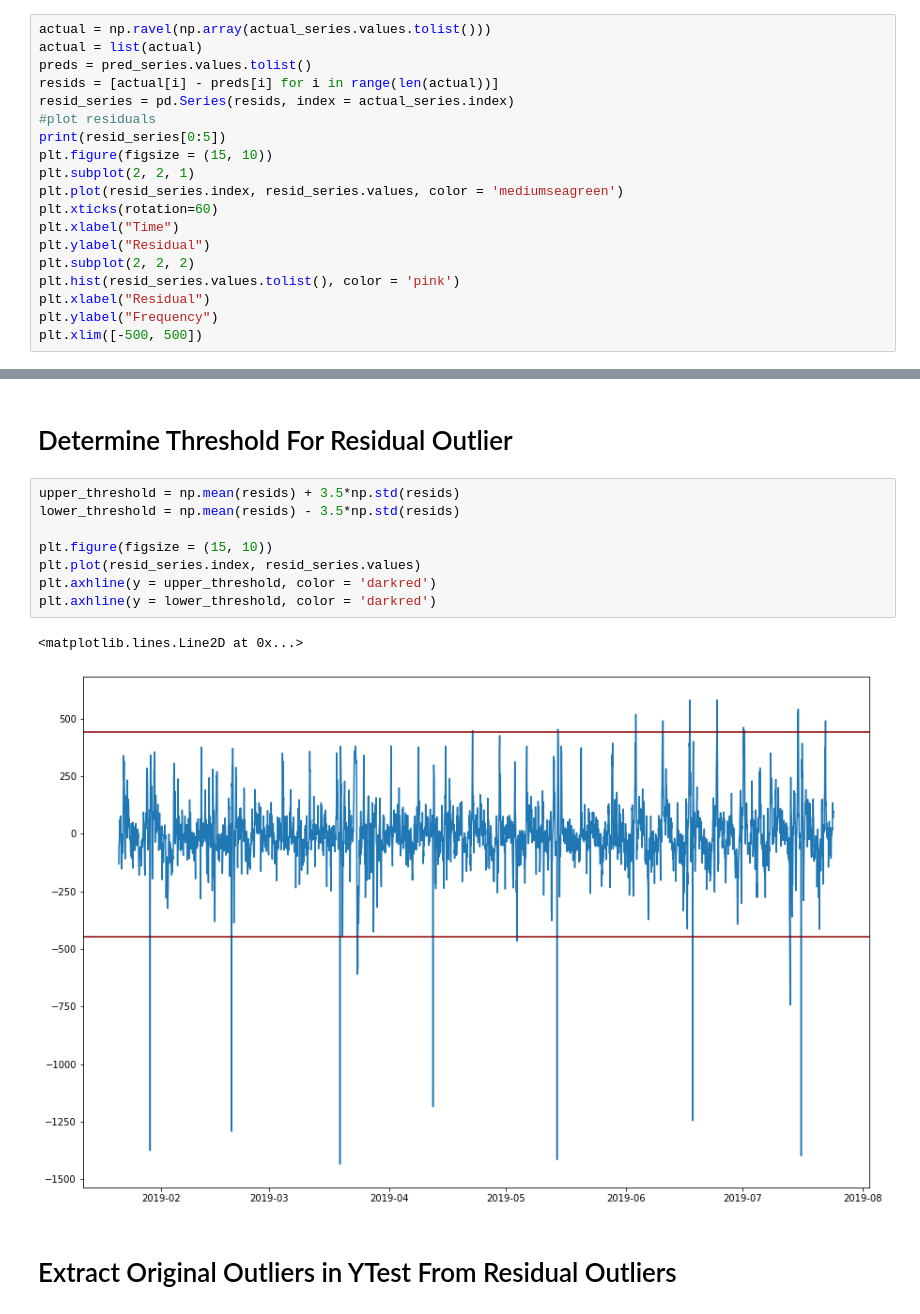
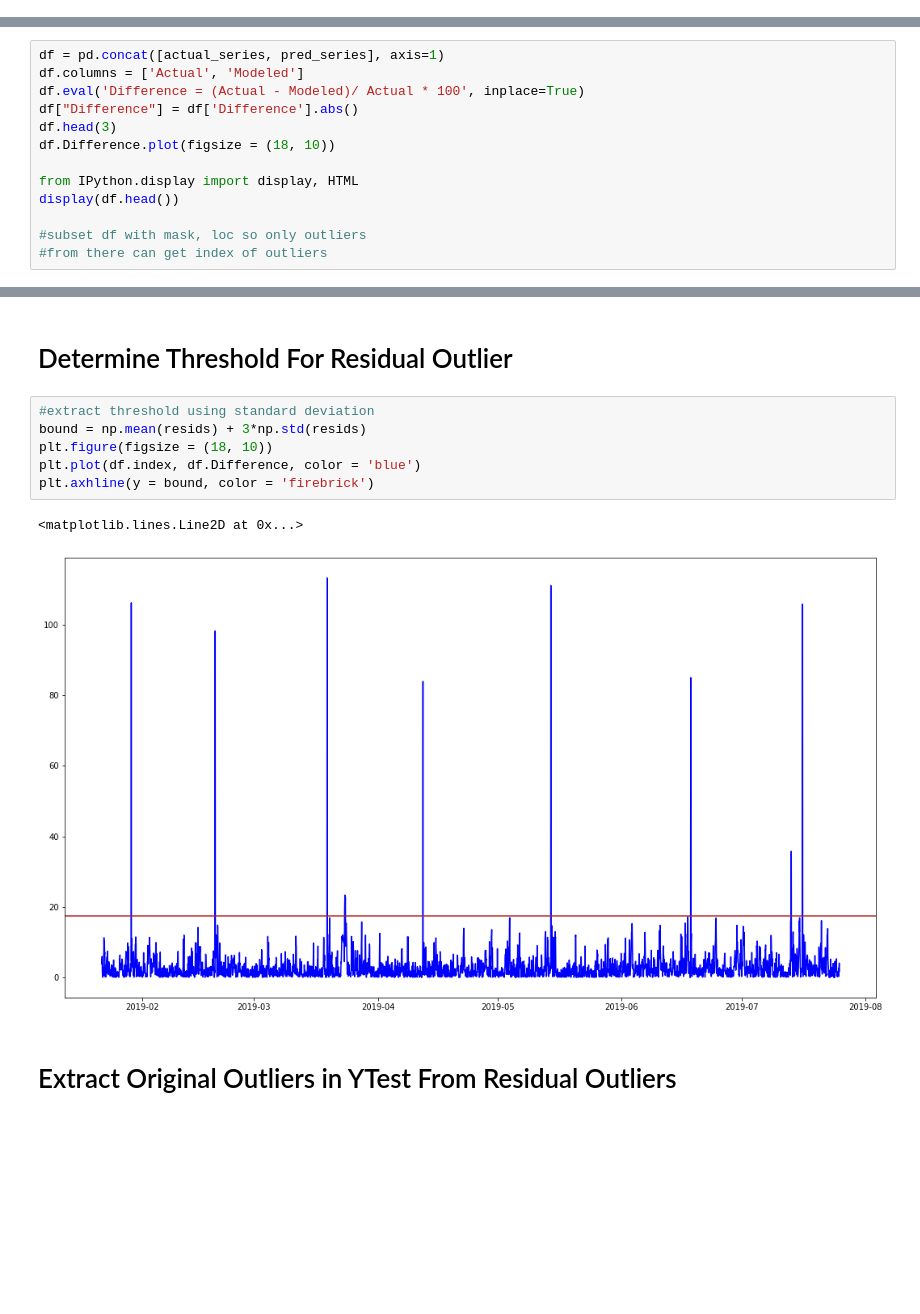
Before and after one commit to eco-data-science-team/cluster-repo, a Jupyter notebook: New Models.ipynb, the cells around one changed output, grey strips where cells are left out. Cells and saved outputs as stored; diff of their text form; blank space fills up the shorter version.

```diff
--- a/New Models.ipynb
+++ b/New Models.ipynb
@@ -140,21 +150,2 @@ plt.show()
 # %% [markdown]
 # Extract Residuals From Actual Vs. Predicted
-# %%
-actual = np.ravel(np.array(actual_series.values.tolist()))
-actual = list(actual)
-preds = pred_series.values.tolist()
-resids = [actual[i] - preds[i] for i in range(len(actual))]
-resid_series = pd.Series(resids, index = actual_series.index)
-#plot residuals
-print(resid_series[0:5])
-plt.figure(figsize = (15, 10))
-plt.subplot(2, 2, 1)
-plt.plot(resid_series.index, resid_series.values, color = 'mediumseagreen')
-plt.xticks(rotation=60)
-plt.xlabel("Time")
-plt.ylabel("Residual")
-plt.subplot(2, 2, 2)
-plt.hist(resid_series.values.tolist(), color = 'pink')
-plt.xlabel("Residual")
-plt.ylabel("Frequency")
-plt.xlim([-500, 500])
@@ -170,0 +152,13 @@ dtype: float64
+# %%
+df = pd.concat([actual_series, pred_series], axis=1)
+df.columns = ['Actual', 'Modeled']
+df.eval('Difference = (Actual - Modeled)/ Actual * 100', inplace=True)
+df["Difference"] = df['Difference'].abs()
+df.head(3)
+df.Difference.plot(figsize = (18, 10))
+
+from IPython.display import display, HTML
+display(df.head())
+
+#subset df with mask, loc so only outliers
+#from there can get index of outliers
@@ -171,15 +174,13 @@ dtype: float64
 # %% [markdown]
 # Determine Threshold For Residual Outlier
 # %%
-upper_threshold = np.mean(resids) + 3.5*np.std(resids)
-lower_threshold = np.mean(resids) - 3.5*np.std(resids)
-
-plt.figure(figsize = (15, 10))
-plt.plot(resid_series.index, resid_series.values)
-plt.axhline(y = upper_threshold, color = 'darkred')
-plt.axhline(y = lower_threshold, color = 'darkred')
+#extract threshold using standard deviation
+bound = np.mean(resids) + 3*np.std(resids)
+plt.figure(figsize = (18, 10))
+plt.plot(df.index, df.Difference, color = 'blue')
+plt.axhline(y = bound, color = 'firebrick')
 # %% [output]
 <matplotlib.lines.Line2D at 0x...>
-[figure, old version]
+[figure, new version]
 # %% [markdown]
 # Extract Original Outliers in YTest From Residual Outliers
```
Also changed, not shown: parts of 11 cells of this notebook, 1 other file.
